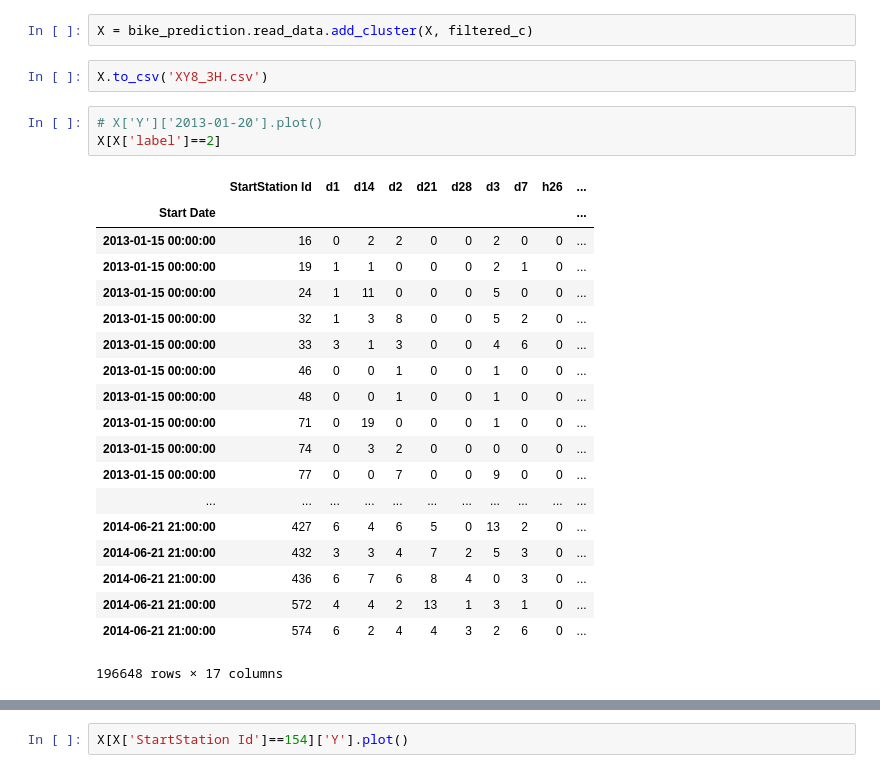
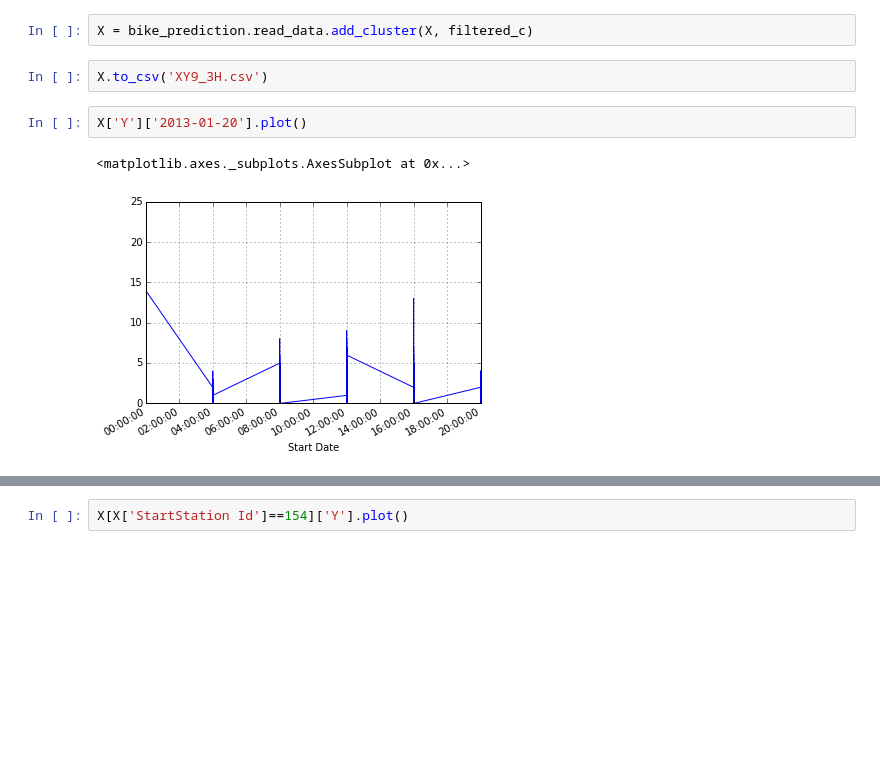
Before and after one commit to cs229-bike-prediction/bike-prediction, a Jupyter notebook: read_data_test.ipynb, the cells around one changed output, grey strips where cells are left out. Cells and saved outputs as stored; diff of their text form; blank space fills up the shorter version.

```diff
--- a/read_data_test.ipynb
+++ b/read_data_test.ipynb
@@ -58,29 +55,11 @@ X = bike_prediction.read_data.prepare_for_write(X)
 # %%
 X = bike_prediction.read_data.add_cluster(X, filtered_c)
 # %%
-X.to_csv('XY8_3H.csv')
+X.to_csv('XY9_3H.csv')
 # %%
-# X['Y']['2013-01-20'].plot()
-X[X['label']==2]
+X['Y']['2013-01-20'].plot()
 # %% [output]
-|  | StartStation Id | d1 | d14 | d2 | d21 | d28 | d3 | d7 | h26 | ... |
-| Start Date |  |  |  |  |  |  |  |  |  | ... |
-| 2013-01-15 00:00:00 | 16 | 0 | 2 | 2 | 0 | 0 | 2 | 0 | 0 | ... |
-| 2013-01-15 00:00:00 | 19 | 1 | 1 | 0 | 0 | 0 | 2 | 1 | 0 | ... |
-| 2013-01-15 00:00:00 | 24 | 1 | 11 | 0 | 0 | 0 | 5 | 0 | 0 | ... |
-| 2013-01-15 00:00:00 | 32 | 1 | 3 | 8 | 0 | 0 | 5 | 2 | 0 | ... |
-| 2013-01-15 00:00:00 | 33 | 3 | 1 | 3 | 0 | 0 | 4 | 6 | 0 | ... |
-| 2013-01-15 00:00:00 | 46 | 0 | 0 | 1 | 0 | 0 | 1 | 0 | 0 | ... |
-| 2013-01-15 00:00:00 | 48 | 0 | 0 | 1 | 0 | 0 | 1 | 0 | 0 | ... |
-| 2013-01-15 00:00:00 | 71 | 0 | 19 | 0 | 0 | 0 | 1 | 0 | 0 | ... |
-| 2013-01-15 00:00:00 | 74 | 0 | 3 | 2 | 0 | 0 | 0 | 0 | 0 | ... |
-| 2013-01-15 00:00:00 | 77 | 0 | 0 | 7 | 0 | 0 | 9 | 0 | 0 | ... |
-| ... | ... | ... | ... | ... | ... | ... | ... | ... | ... | ... |
-| 2014-06-21 21:00:00 | 427 | 6 | 4 | 6 | 5 | 0 | 13 | 2 | 0 | ... |
-| 2014-06-21 21:00:00 | 432 | 3 | 3 | 4 | 7 | 2 | 5 | 3 | 0 | ... |
-| 2014-06-21 21:00:00 | 436 | 6 | 7 | 6 | 8 | 4 | 0 | 3 | 0 | ... |
-| 2014-06-21 21:00:00 | 572 | 4 | 4 | 2 | 13 | 1 | 3 | 1 | 0 | ... |
-| 2014-06-21 21:00:00 | 574 | 6 | 2 | 4 | 4 | 3 | 2 | 6 | 0 | ... |
-196648 rows × 17 columns
+<matplotlib.axes._subplots.AxesSubplot at 0x...>
+[figure, added]
 # %%
 # X[X['StartStation Id']==194]['h23']['2014-02-1':'2014-02-15'].plot()
```
Also changed, not shown: parts of 3 cells of this notebook, 4 other files.
